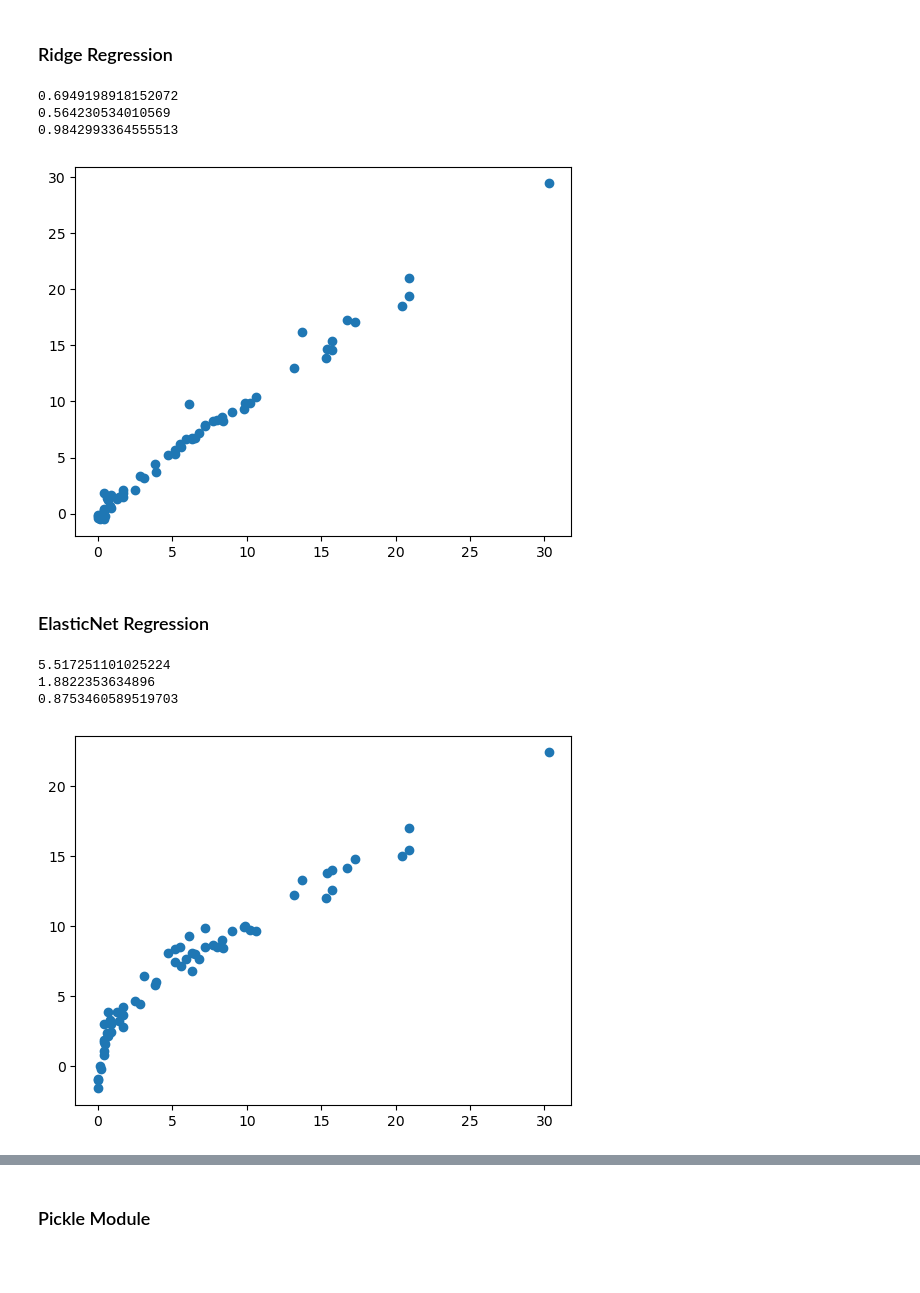
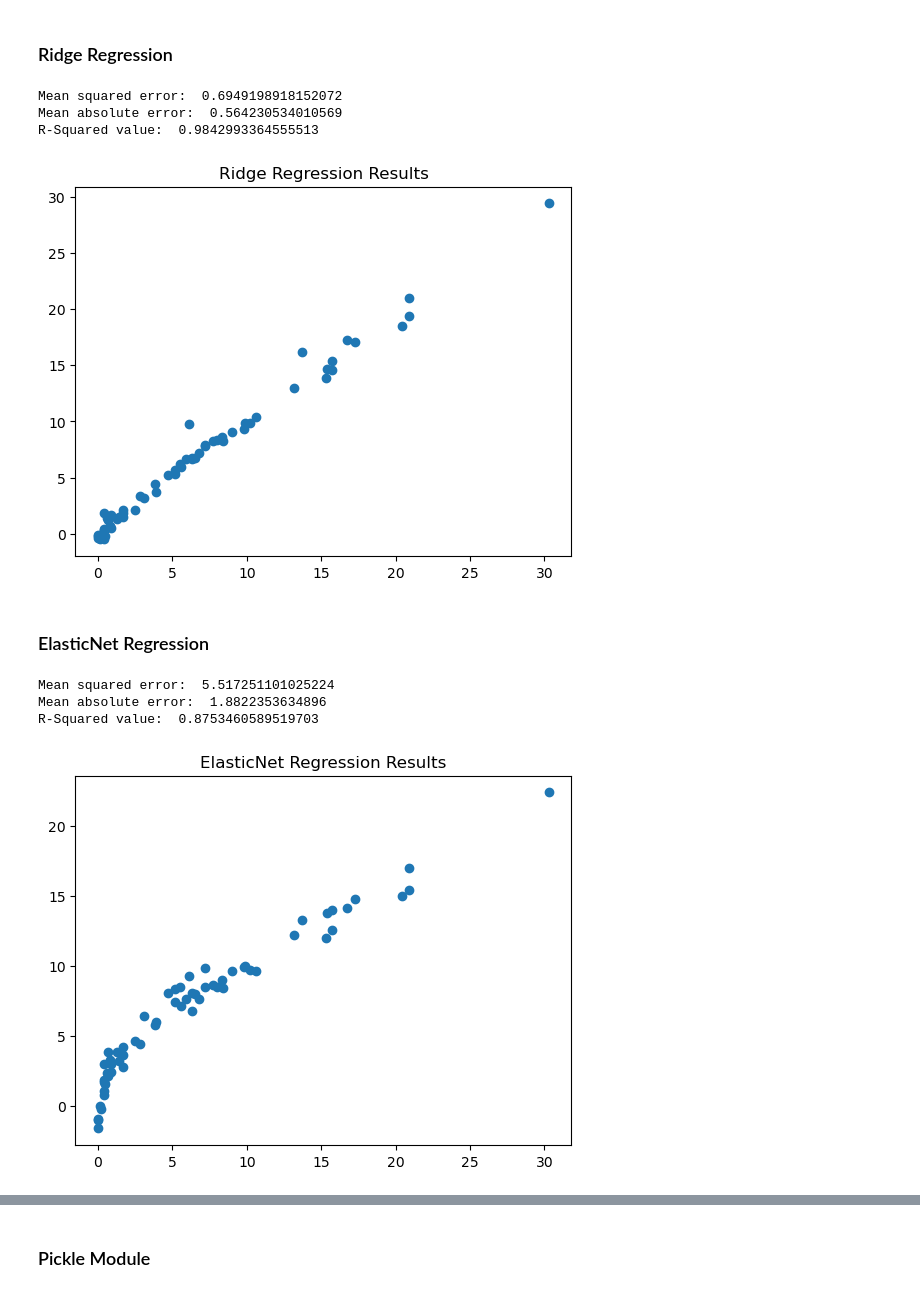
Before and after one commit to ParmeetCS/Fire-Weather-Index-FWI-Predictor, a Jupyter notebook: notebooks/Model_training.ipynb, the cells around one changed output, grey strips where cells are left out. Cells and saved outputs as stored; diff of their text form; code cells hidden in the pictures; blank space fills up the shorter version.

```diff
--- a/notebooks/Model_training.ipynb
+++ b/notebooks/Model_training.ipynb
@@ -170,23 +173,24 @@ print(rsquare)
 # %%
 from sklearn.linear_model import Ridge
 from sklearn.metrics import mean_squared_error
 from sklearn.metrics import mean_absolute_error
 from sklearn.metrics import r2_score
 ridge=Ridge()
 ridge.fit(X_train_scaled,Y_train)
 y_pred3=ridge.predict(X_test_scaled)
 plt.scatter(Y_test,y_pred3)
+plt.title("Ridge Regression Results")
 mse=mean_squared_error(Y_test,y_pred3)
 mae=mean_absolute_error(Y_test,y_pred3)
-rsquare=r2_score(Y_test,y_pred3)
-print(mse)
-print(mae)
-print(rsquare)
+rsquared=r2_score(Y_test,y_pred3)
+print("Mean squared error: ",mse)
+print("Mean absolute error: ",mae)
+print("R-Squared value: ",rsquared)
 # %% [output]
-0.6949198918152072
-0.564230534010569
-0.9842993364555513
+Mean squared error:  0.6949198918152072
+Mean absolute error:  0.564230534010569
+R-Squared value:  0.9842993364555513
-[figure, old version]
+[figure, new version]
 # %% [markdown]
 ### ElasticNet Regression
 # %%
@@ -198,15 +202,16 @@ elasticnet=ElasticNet()
 elasticnet.fit(X_train_scaled,Y_train)
 y_pred4=elasticnet.predict(X_test_scaled)
 plt.scatter(Y_test,y_pred4)
+plt.title("ElasticNet Regression Results")
 mse=mean_squared_error(Y_test,y_pred4)
 mae=mean_absolute_error(Y_test,y_pred4)
-rsquare=r2_score(Y_test,y_pred4)
-print(mse)
-print(mae)
-print(rsquare)
+rsquared=r2_score(Y_test,y_pred4)
+print("Mean squared error: ",mse)
+print("Mean absolute error: ",mae)
+print("R-Squared value: ",rsquared)
 # %% [output]
-5.517251101025224
-1.8822353634896
-0.8753460589519703
+Mean squared error:  5.517251101025224
+Mean absolute error:  1.8822353634896
+R-Squared value:  0.8753460589519703
-[figure, old version]
+[figure, new version]
 # %% [markdown]
```
Also changed, not shown: parts of 12 cells of this notebook.
